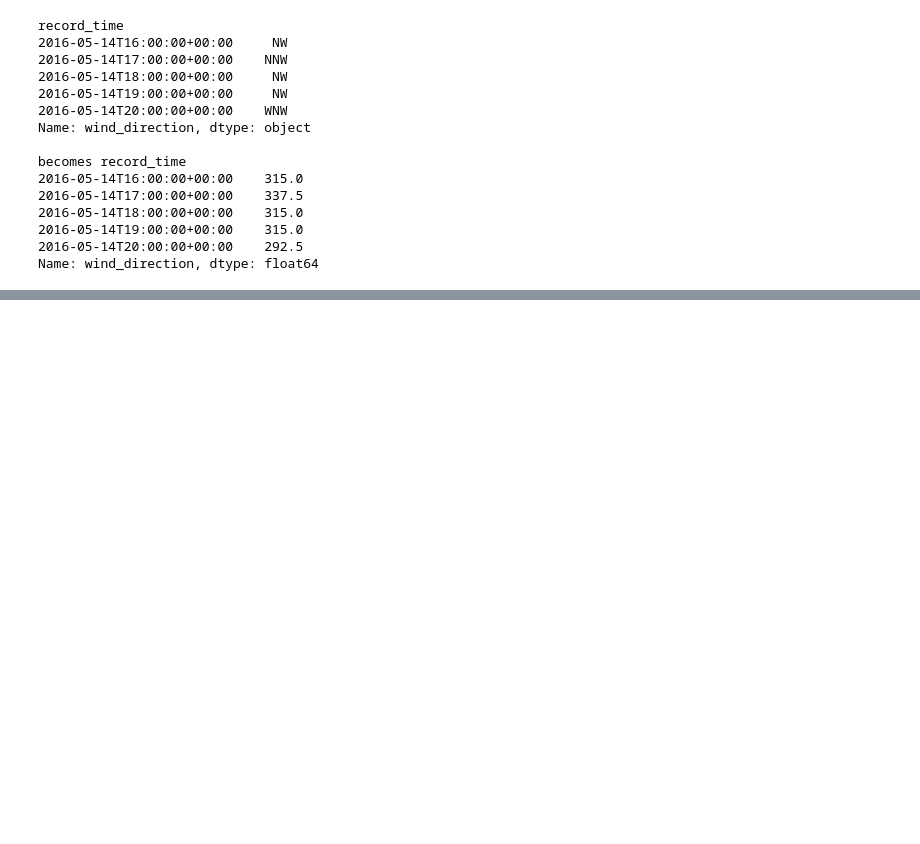
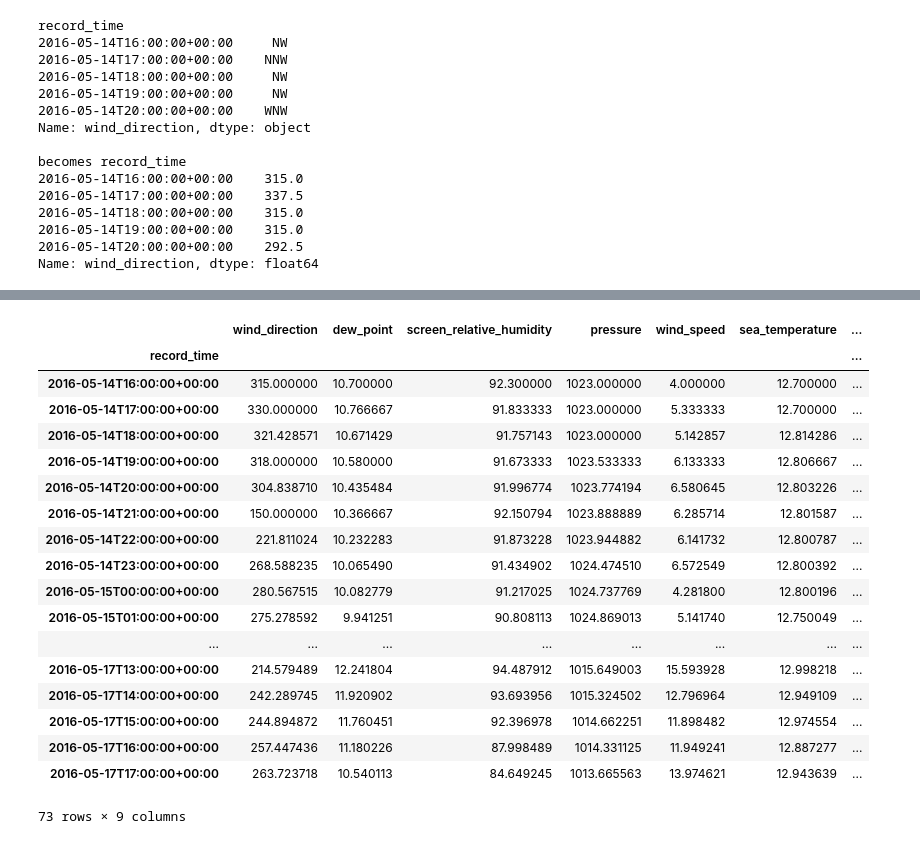
Before and after one commit to felix-last/wave-forecast, a Jupyter notebook: wave-forecast-prepare-data.ipynb, the cells around one changed output, grey strips where cells are left out. Cells and saved outputs as stored; diff of their text form; code cells hidden in the pictures; blank space fills up the shorter version.

```diff
--- a/wave-forecast-prepare-data.ipynb
+++ b/wave-forecast-prepare-data.ipynb
@@ -151,0 +152,23 @@ dtype: float64
+# %%
+df_ewma = pd.ewma(df_explanatory, span=3)
+df_ewma
+# %% [output]
+|  | wind_direction | dew_point | screen_relative_humidity | pressure | wind_speed | sea_temperature | ... |
+| record_time |  |  |  |  |  |  | ... |
+| 2016-05-14T16:00:00+00:00 | 315.000000 | 10.700000 | 92.300000 | 1023.000000 | 4.000000 | 12.700000 | ... |
+| 2016-05-14T17:00:00+00:00 | 330.000000 | 10.766667 | 91.833333 | 1023.000000 | 5.333333 | 12.700000 | ... |
+| 2016-05-14T18:00:00+00:00 | 321.428571 | 10.671429 | 91.757143 | 1023.000000 | 5.142857 | 12.814286 | ... |
+| 2016-05-14T19:00:00+00:00 | 318.000000 | 10.580000 | 91.673333 | 1023.533333 | 6.133333 | 12.806667 | ... |
+| 2016-05-14T20:00:00+00:00 | 304.838710 | 10.435484 | 91.996774 | 1023.774194 | 6.580645 | 12.803226 | ... |
+| 2016-05-14T21:00:00+00:00 | 150.000000 | 10.366667 | 92.150794 | 1023.888889 | 6.285714 | 12.801587 | ... |
+| 2016-05-14T22:00:00+00:00 | 221.811024 | 10.232283 | 91.873228 | 1023.944882 | 6.141732 | 12.800787 | ... |
+| 2016-05-14T23:00:00+00:00 | 268.588235 | 10.065490 | 91.434902 | 1024.474510 | 6.572549 | 12.800392 | ... |
+| 2016-05-15T00:00:00+00:00 | 280.567515 | 10.082779 | 91.217025 | 1024.737769 | 4.281800 | 12.800196 | ... |
+| 2016-05-15T01:00:00+00:00 | 275.278592 | 9.941251 | 90.808113 | 1024.869013 | 5.141740 | 12.750049 | ... |
+| ... | ... | ... | ... | ... | ... | ... | ... |
+| 2016-05-17T13:00:00+00:00 | 214.579489 | 12.241804 | 94.487912 | 1015.649003 | 15.593928 | 12.998218 | ... |
+| 2016-05-17T14:00:00+00:00 | 242.289745 | 11.920902 | 93.693956 | 1015.324502 | 12.796964 | 12.949109 | ... |
+| 2016-05-17T15:00:00+00:00 | 244.894872 | 11.760451 | 92.396978 | 1014.662251 | 11.898482 | 12.974554 | ... |
+| 2016-05-17T16:00:00+00:00 | 257.447436 | 11.180226 | 87.998489 | 1014.331125 | 11.949241 | 12.887277 | ... |
+| 2016-05-17T17:00:00+00:00 | 263.723718 | 10.540113 | 84.649245 | 1013.665563 | 13.974621 | 12.943639 | ... |
+73 rows × 9 columns
```
Also changed, not shown: parts of 5 cells of this notebook, 4 other files.
